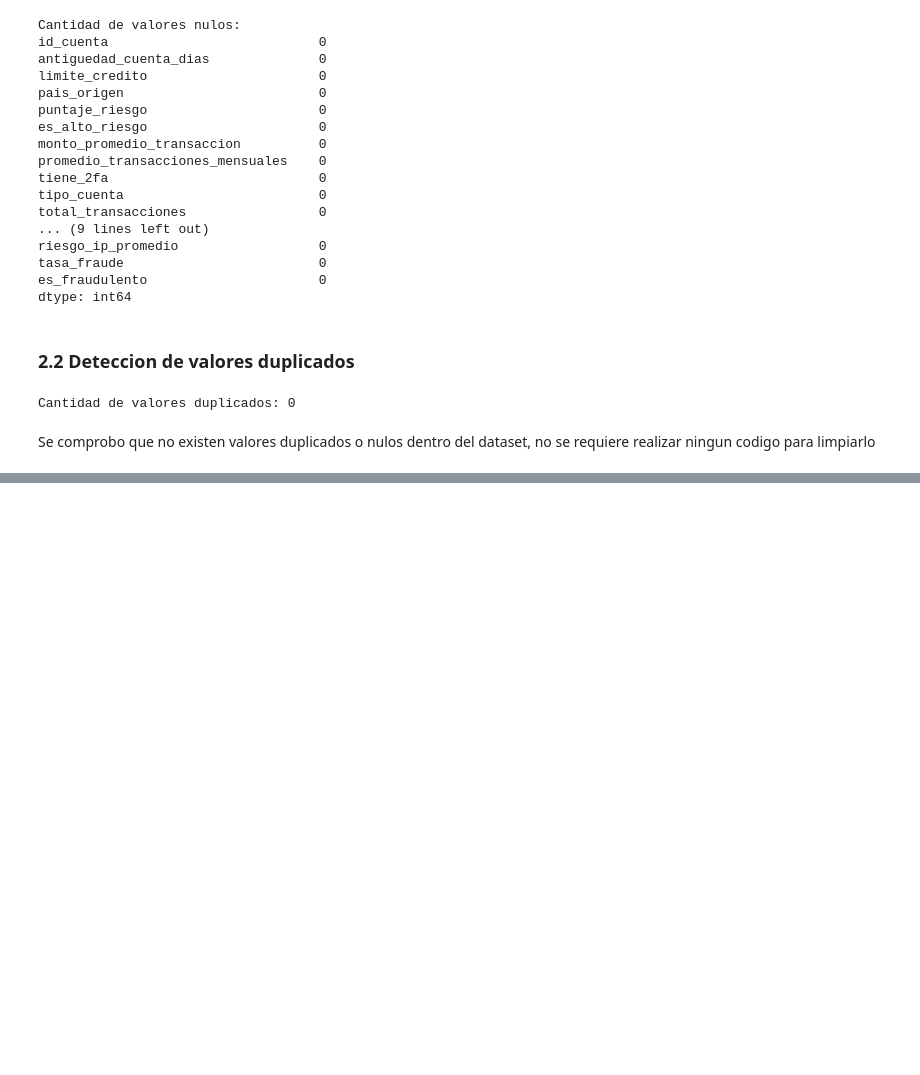
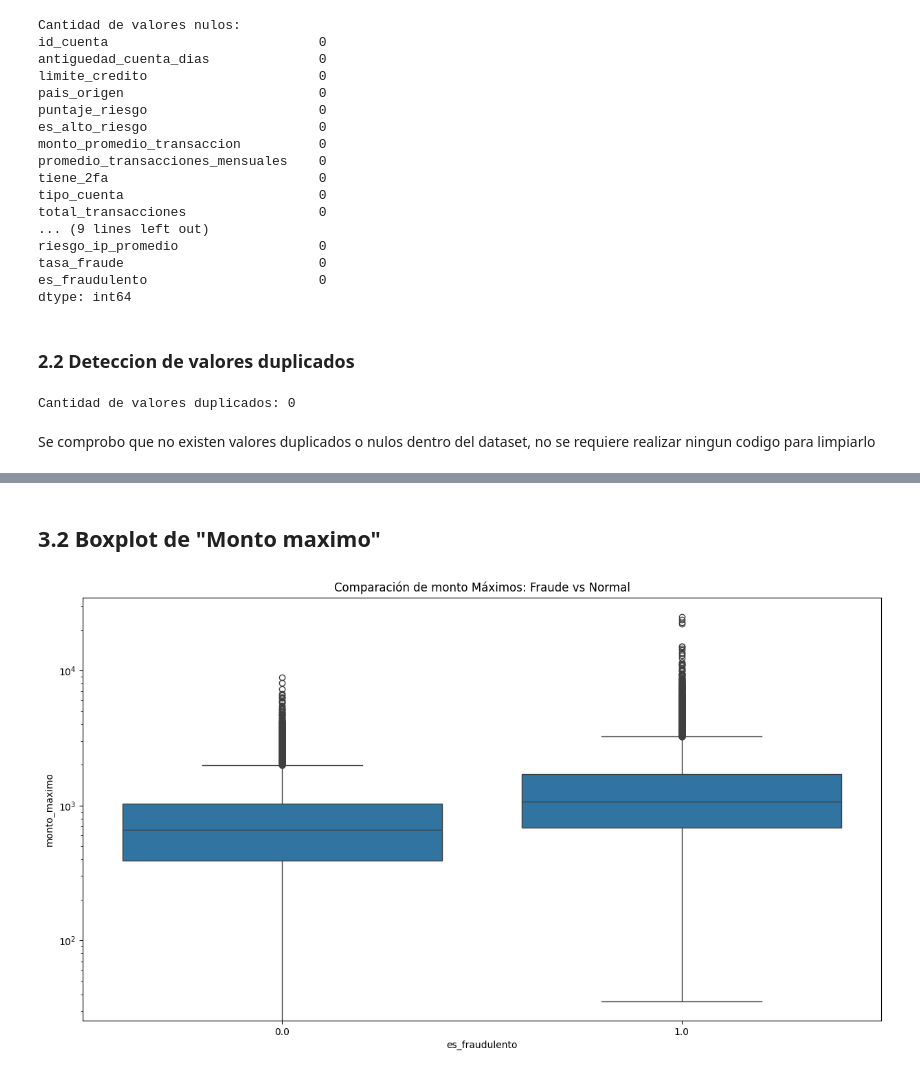
Before and after one commit to IgnacioToy/analisis-de-deteccion-de-fraude-bancario, a Jupyter notebook: netbooks/00_expliracion.ipynb, the cells around one changed output, grey strips where cells are left out. Cells and saved outputs as stored; diff of their text form; code cells hidden in the pictures; blank space fills up the shorter version.

```diff
--- a/netbooks/00_expliracion.ipynb
+++ b/netbooks/00_expliracion.ipynb
@@ -185,0 +255,12 @@ Se comprobo que no existen valores duplicados o nulos dentro del dataset, no se
+# %% [markdown]
+## 3.2 Boxplot de "Monto maximo"
+# %%
+plt.figure(figsize=(15,8))
+
+sns.boxplot(data=df, x="es_fraudulento", y="monto_maximo")
+
+plt.title("Comparación de monto Máximos: Fraude vs Normal")
+plt.yscale('log')
+plt.show()
+# %% [output]
+[figure, added]
```
Also changed, not shown: parts of 11 cells of this notebook.
